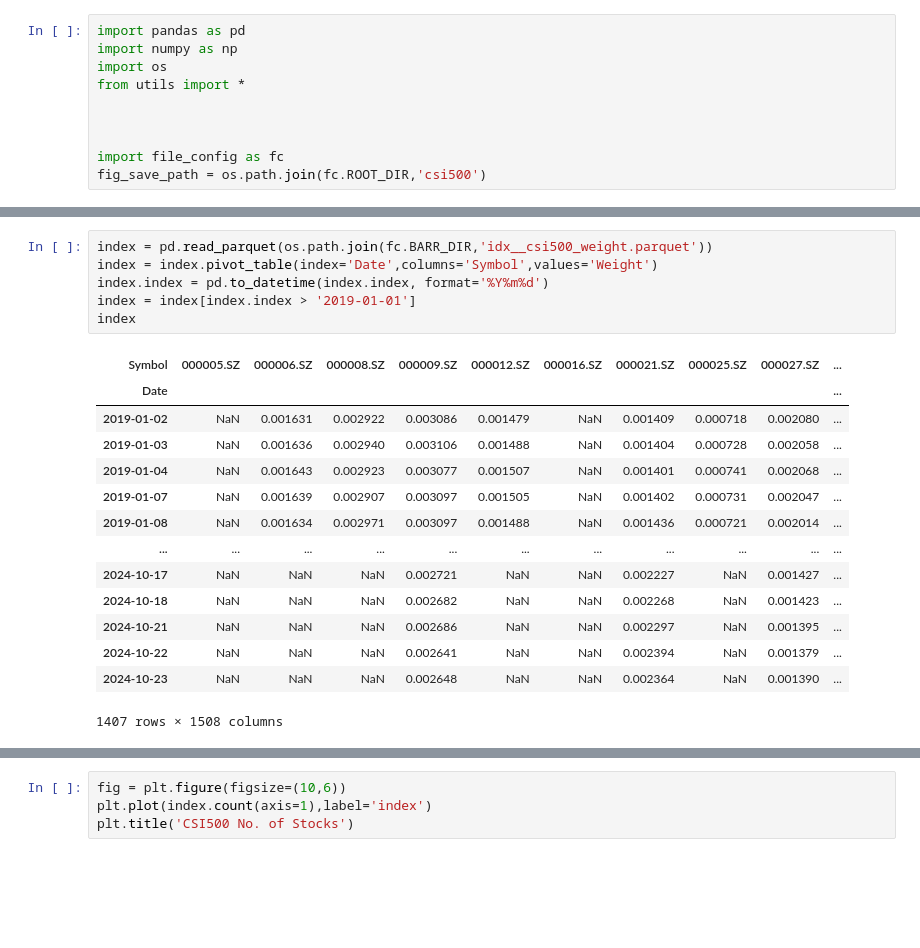
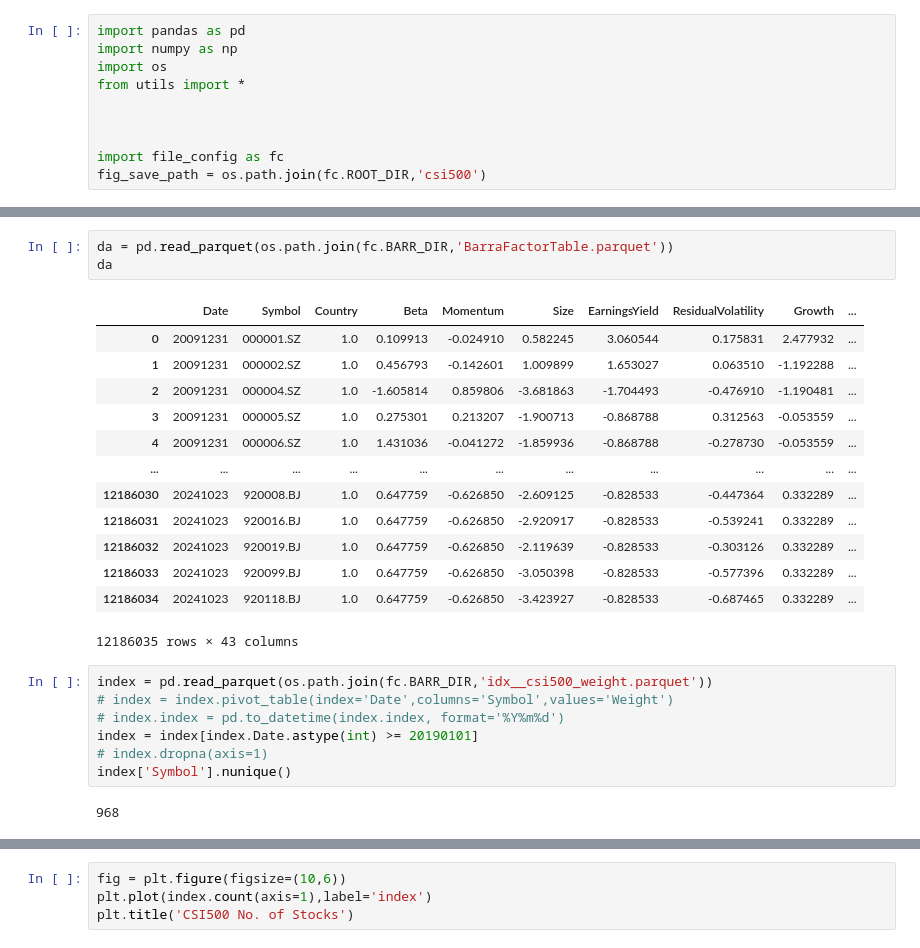
Before and after one commit to Jerryatrain/MAFS6010E, a Jupyter notebook: test.ipynb, the cells around one changed output, grey strips where cells are left out. Cells and saved outputs as stored; diff of their text form; blank space fills up the shorter version.

```diff
--- a/test.ipynb
+++ b/test.ipynb
@@ -30,24 +28,29 @@ df = df[df.index > '2019-01-01']
+# %%
+da = pd.read_parquet(os.path.join(fc.BARR_DIR,'BarraFactorTable.parquet'))
+da
+# %% [output]
+|  | Date | Symbol | Country | Beta | Momentum | Size | EarningsYield | ResidualVolatility | Growth | ... |
+| 0 | 20091231 | 000001.SZ | 1.0 | 0.109913 | -0.024910 | 0.582245 | 3.060544 | 0.175831 | 2.477932 | ... |
+| 1 | 20091231 | 000002.SZ | 1.0 | 0.456793 | -0.142601 | 1.009899 | 1.653027 | 0.063510 | -1.192288 | ... |
+| 2 | 20091231 | 000004.SZ | 1.0 | -1.605814 | 0.859806 | -3.681863 | -1.704493 | -0.476910 | -1.190481 | ... |
+| 3 | 20091231 | 000005.SZ | 1.0 | 0.275301 | 0.213207 | -1.900713 | -0.868788 | 0.312563 | -0.053559 | ... |
+| 4 | 20091231 | 000006.SZ | 1.0 | 1.431036 | -0.041272 | -1.859936 | -0.868788 | -0.278730 | -0.053559 | ... |
+| ... | ... | ... | ... | ... | ... | ... | ... | ... | ... | ... |
+| 12186030 | 20241023 | 920008.BJ | 1.0 | 0.647759 | -0.626850 | -2.609125 | -0.828533 | -0.447364 | 0.332289 | ... |
+| 12186031 | 20241023 | 920016.BJ | 1.0 | 0.647759 | -0.626850 | -2.920917 | -0.828533 | -0.539241 | 0.332289 | ... |
+| 12186032 | 20241023 | 920019.BJ | 1.0 | 0.647759 | -0.626850 | -2.119639 | -0.828533 | -0.303126 | 0.332289 | ... |
+| 12186033 | 20241023 | 920099.BJ | 1.0 | 0.647759 | -0.626850 | -3.050398 | -0.828533 | -0.577396 | 0.332289 | ... |
+| 12186034 | 20241023 | 920118.BJ | 1.0 | 0.647759 | -0.626850 | -3.423927 | -0.828533 | -0.687465 | 0.332289 | ... |
+12186035 rows × 43 columns
 # %%
 index = pd.read_parquet(os.path.join(fc.BARR_DIR,'idx__csi500_weight.parquet'))
-index = index.pivot_table(index='Date',columns='Symbol',values='Weight')
-index.index = pd.to_datetime(index.index, format='%Y%m%d')
-index = index[index.index > '2019-01-01']
-index
+# index = index.pivot_table(index='Date',columns='Symbol',values='Weight')
+# index.index = pd.to_datetime(index.index, format='%Y%m%d')
+index = index[index.Date.astype(int) >= 20190101]
+# index.dropna(axis=1)
+index['Symbol'].nunique()
 # %% [output]
-| Symbol | 000005.SZ | 000006.SZ | 000008.SZ | 000009.SZ | 000012.SZ | 000016.SZ | 000021.SZ | 000025.SZ | 000027.SZ | ... |
-| Date |  |  |  |  |  |  |  |  |  | ... |
-| 2019-01-02 | NaN | 0.001631 | 0.002922 | 0.003086 | 0.001479 | NaN | 0.001409 | 0.000718 | 0.002080 | ... |
-| 2019-01-03 | NaN | 0.001636 | 0.002940 | 0.003106 | 0.001488 | NaN | 0.001404 | 0.000728 | 0.002058 | ... |
-| 2019-01-04 | NaN | 0.001643 | 0.002923 | 0.003077 | 0.001507 | NaN | 0.001401 | 0.000741 | 0.002068 | ... |
-| 2019-01-07 | NaN | 0.001639 | 0.002907 | 0.003097 | 0.001505 | NaN | 0.001402 | 0.000731 | 0.002047 | ... |
-| 2019-01-08 | NaN | 0.001634 | 0.002971 | 0.003097 | 0.001488 | NaN | 0.001436 | 0.000721 | 0.002014 | ... |
-| ... | ... | ... | ... | ... | ... | ... | ... | ... | ... | ... |
-| 2024-10-17 | NaN | NaN | NaN | 0.002721 | NaN | NaN | 0.002227 | NaN | 0.001427 | ... |
-| 2024-10-18 | NaN | NaN | NaN | 0.002682 | NaN | NaN | 0.002268 | NaN | 0.001423 | ... |
-| 2024-10-21 | NaN | NaN | NaN | 0.002686 | NaN | NaN | 0.002297 | NaN | 0.001395 | ... |
-| 2024-10-22 | NaN | NaN | NaN | 0.002641 | NaN | NaN | 0.002394 | NaN | 0.001379 | ... |
-| 2024-10-23 | NaN | NaN | NaN | 0.002648 | NaN | NaN | 0.002364 | NaN | 0.001390 | ... |
-1407 rows × 1508 columns
+968
 # %%
 def get_index_price(index:str, start_date:str, end_date:str, field:str='close'):
     index_list = ['000300.SH', '000905.SH', '000852.SH', '000985.SH']
```
Also changed, not shown: parts of 3 cells of this notebook, 11 other files.
